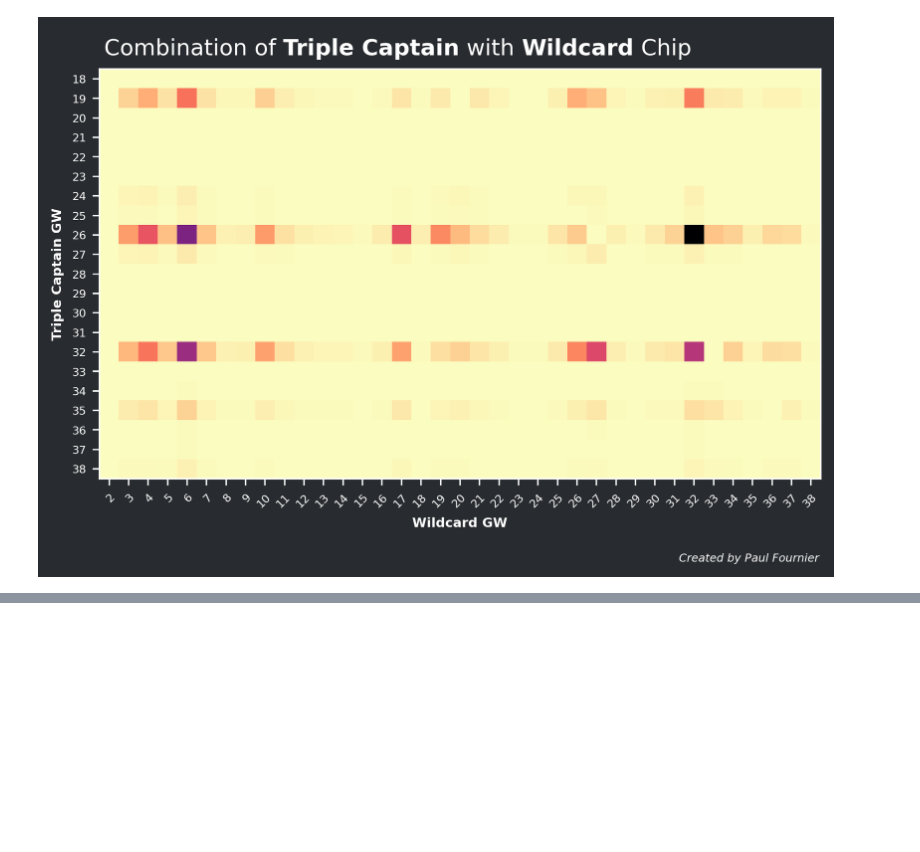
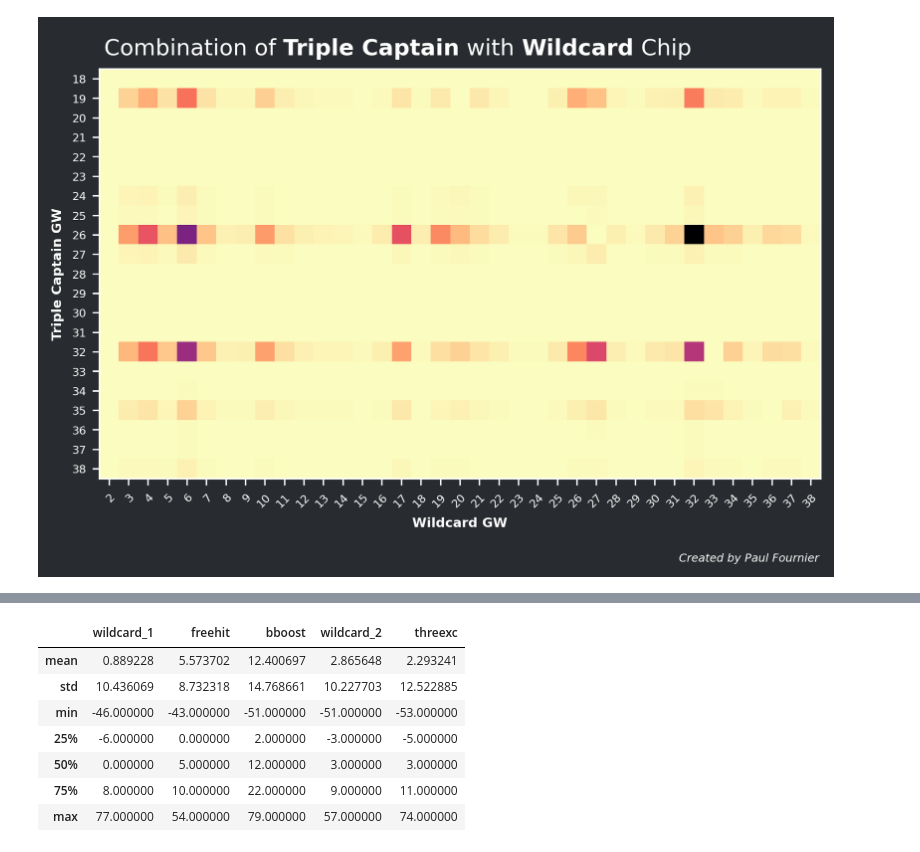
Before and after one commit to Fournierp/FPL, a Jupyter notebook: analysis/chips.ipynb, the cells around one changed output, grey strips where cells are left out. Saved outputs shown, nothing was run; the diff lists cells and outputs as text; code cells hidden in the pictures; blank space fills up the shorter version.

```diff
--- a/analysis/chips.ipynb
+++ b/analysis/chips.ipynb
@@ -240,0 +282,27 @@ for col1, title1 in zip(columns, titles):
+# %%
+gw_avg = points.mean()
+
+def get_pts_diff(gw):
+    gw['wildcard_1'] = 0 if gw['wildcard_1'] == 0 else points.loc[int(gw.name), str(gw['wildcard_1'])] - gw_avg[str(gw['wildcard_1'])]
+    gw['freehit'] = 0 if gw['freehit'] == 0 else points.loc[int(gw.name), str(gw['freehit'])] - gw_avg[str(gw['freehit'])]
+    gw['bboost'] = 0 if gw['bboost'] == 0 else points.loc[int(gw.name), str(gw['bboost'])] - gw_avg[str(gw['bboost'])]
+    gw['wildcard_2'] = 0 if gw['wildcard_2'] == 0 else points.loc[int(gw.name), str(gw['wildcard_2'])] - gw_avg[str(gw['wildcard_2'])]
+    gw['threexc'] = 0 if gw['threexc'] == 0 else points.loc[int(gw.name), str(gw['threexc'])] - gw_avg[str(gw['threexc'])]
+
+    return gw
+# %%
+chips_pts_diff = chips.copy()
+chips_pts_diff = chips_pts_diff.apply(
+    lambda row: get_pts_diff(row),
+    axis=1)
+# %%
+chips_pts_diff.describe().iloc[1:]
+# %% [output]
+|  | wildcard_1 | freehit | bboost | wildcard_2 | threexc |
+| mean | 0.889228 | 5.573702 | 12.400697 | 2.865648 | 2.293241 |
+| std | 10.436069 | 8.732318 | 14.768661 | 10.227703 | 12.522885 |
+| min | -46.000000 | -43.000000 | -51.000000 | -51.000000 | -53.000000 |
+| 25% | -6.000000 | 0.000000 | 2.000000 | -3.000000 | -5.000000 |
+| 50% | 0.000000 | 5.000000 | 12.000000 | 3.000000 | 3.000000 |
+| 75% | 8.000000 | 10.000000 | 22.000000 | 9.000000 | 11.000000 |
+| max | 77.000000 | 54.000000 | 79.000000 | 57.000000 | 74.000000 |
```
Also changed, not shown: parts of 13 cells of this notebook.
